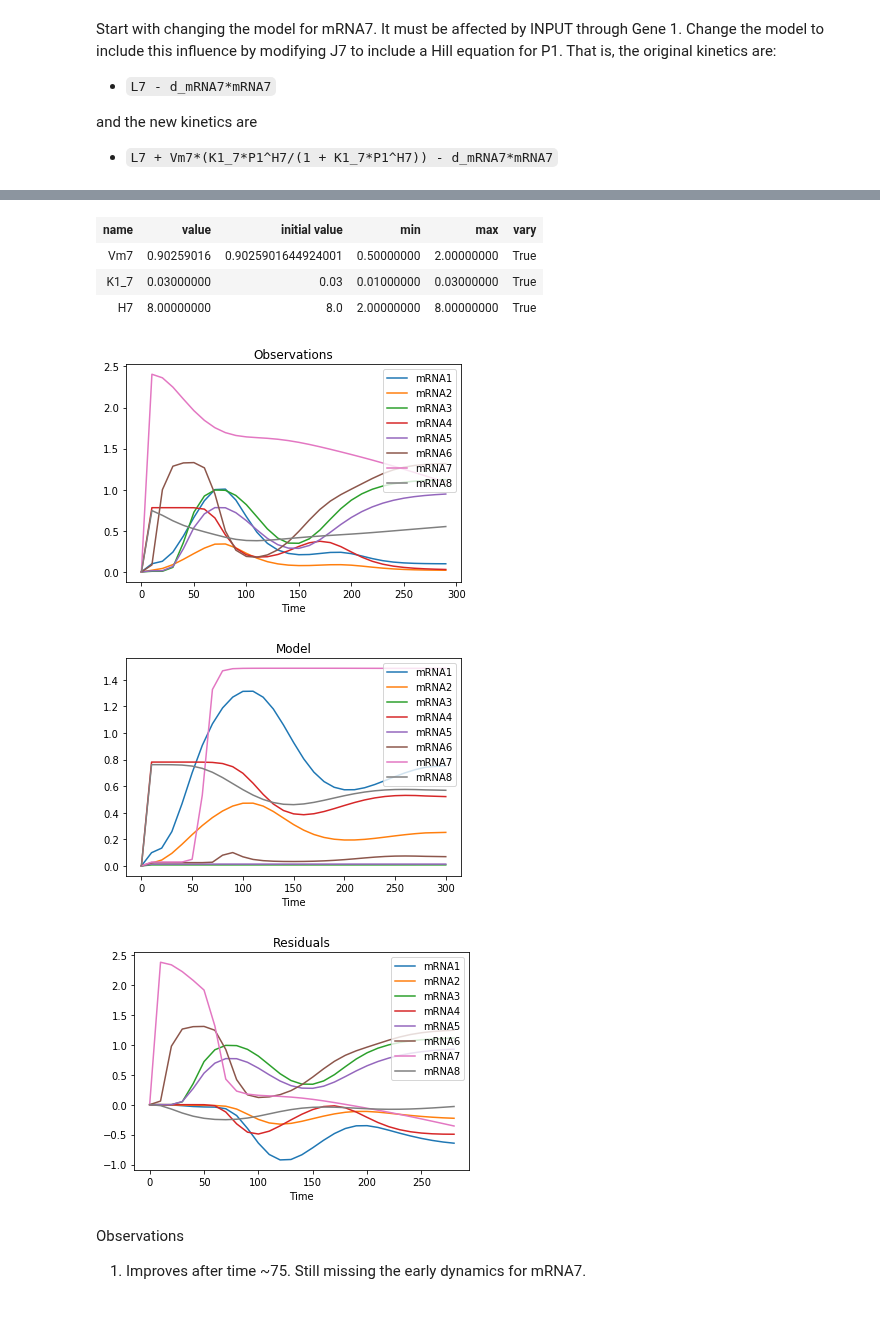
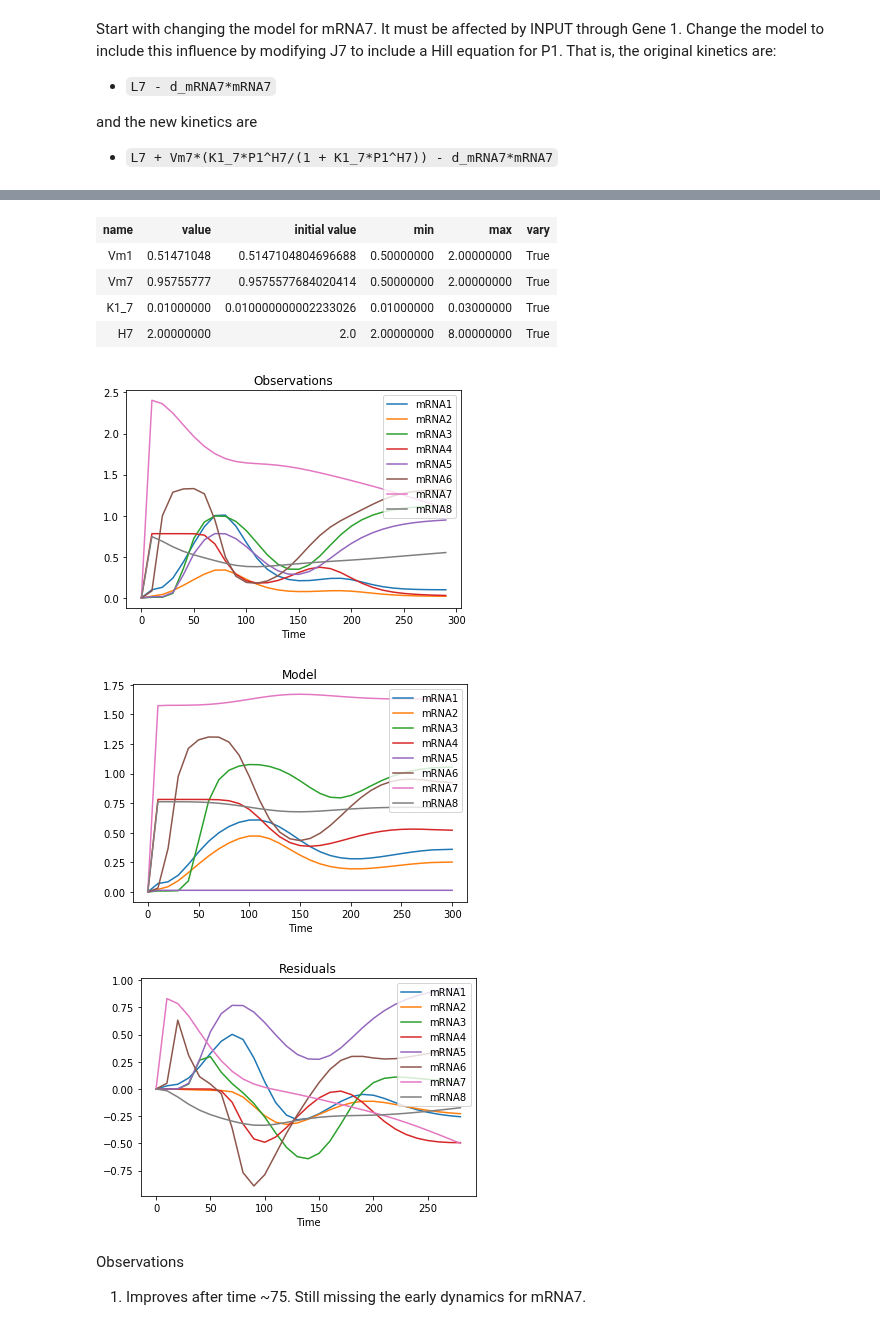
Before and after one commit to ModelEngineering/advancing-biomedical-models, a Jupyter notebook: lectures/lecture_16/lecture_16_practical_techniques_for_discovering_models.ipynb, the cells around one changed output, grey strips where cells are left out. Cells and saved outputs as stored; diff of their text form; code cells hidden in the pictures.

```diff
--- a/lectures/lecture_16/lecture_16_practical_techniques_for_discovering_models.ipynb
+++ b/lectures/lecture_16/lecture_16_practical_techniques_for_discovering_models.ipynb
@@ -49,6 +49,7 @@ model_2 = '''
  // Constants to estimate
  Vm7 = 0;
  K1_7 = 0;
+ K2_7 = 0;
  H7 = 0;
  K8_7 = 0;
  K7_8 = 0;
@@ -423,14 +424,14 @@ def runExperiment(model, constants, sim_time=1200, species=None):
         df_obs = pd.DataFrame(df_obs[species])  # Focus on the one we're trying to fix
     list_parameters, rsqs = mf.crossValidate(df_obs, model=model, parameters=parameters,
                                              num_points=num_points,
-                                             method='differential_evolution',
+                                             method=mf.ME_BOTH,
                                              sim_time=sim_time,
                                              num_folds=3)
     parameters = mf.makeAverageParameters(list_parameters)
     plotSimulation(model, parameters, sim_time=sim_time)
     return parameters
 # %%
-constants = []
+constants = ["Vm1"]
 runExperiment(model, constants, sim_time=300)
 # %% [output]
 | name | value | initial value | min | max | vary |
@@ -440,14 +442,15 @@ runExperiment(model, constants, sim_time=300)
 # %%
-constants = ['Vm7', 'K1_7', 'H7']
+constants = ['Vm1', 'Vm7', 'K1_7', 'H7']
 runExperiment(model, constants, sim_time=300)
 # %% [output]
 | name | value | initial value | min | max | vary |
-| Vm7 | 0.90259016 | 0.9025901644924001 | 0.50000000 | 2.00000000 | True |
-| K1_7 | 0.03000000 | 0.03 | 0.01000000 | 0.03000000 | True |
-| H7 | 8.00000000 | 8.0 | 2.00000000 | 8.00000000 | True |
+| Vm1 | 0.51471048 | 0.5147104804696688 | 0.50000000 | 2.00000000 | True |
+| Vm7 | 0.95755777 | 0.9575577684020414 | 0.50000000 | 2.00000000 | True |
+| K1_7 | 0.01000000 | 0.010000000002233026 | 0.01000000 | 0.03000000 | True |
+| H7 | 2.00000000 | 2.0 | 2.00000000 | 8.00000000 | True |
 [figure]
-[figure, old version]
+[figure, new version]
-[figure, old version]
+[figure, new version]
 # %% [markdown]
 Observations
 1. Improves after time ~75. Still missing the early dynamics for mRNA7.
```
Also changed, not shown: parts of 3 cells of this notebook, 1 other file.
